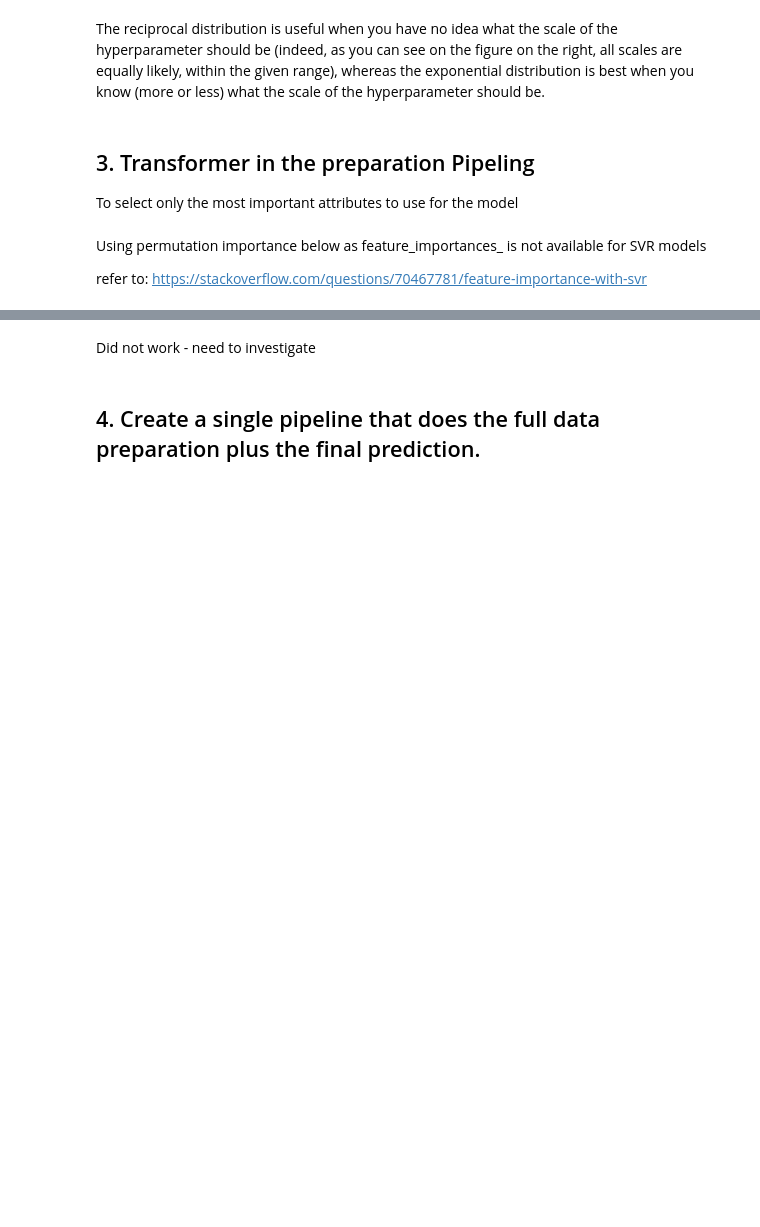
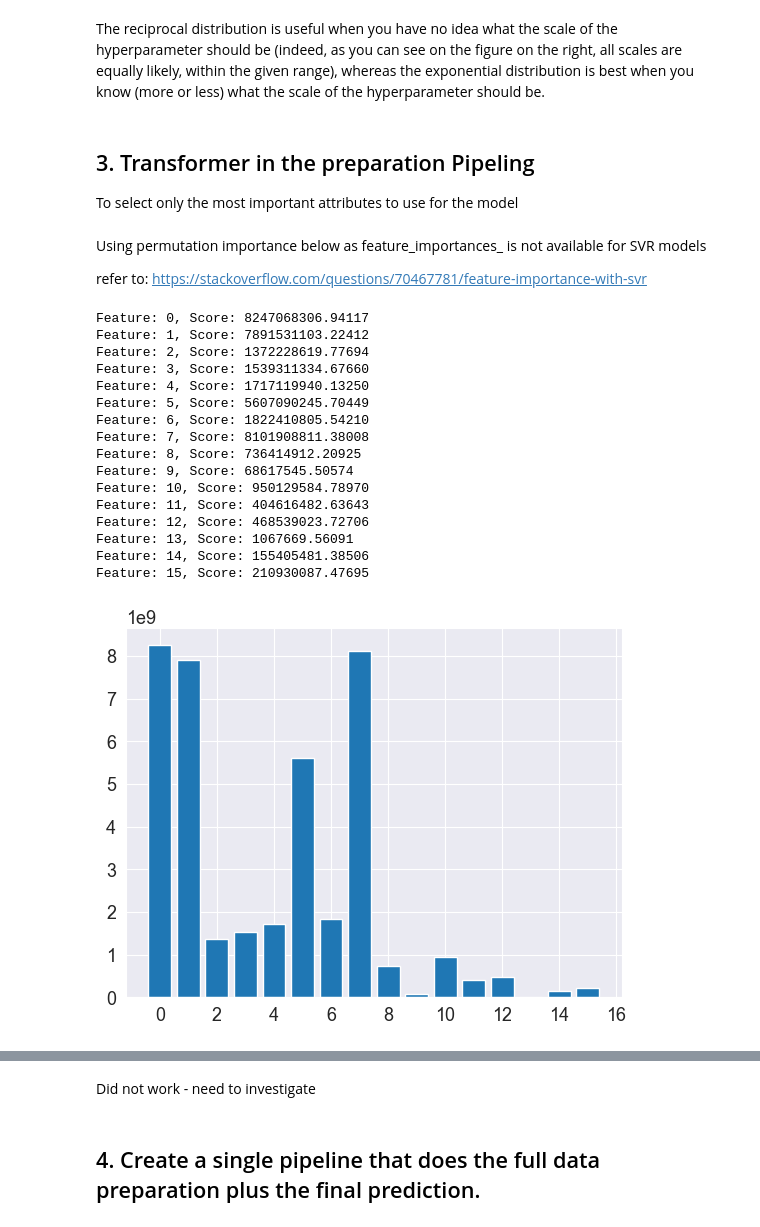
Before and after one commit to niciac/MachineLearning, a Jupyter notebook: hands_on_ml_2/Housing.ipynb, the cells around one changed output, grey strips where cells are left out. Drawn from its saved outputs; the diff is of its cells as text; code cells hidden in the pictures; blank space fills up the shorter version.

```diff
--- a/hands_on_ml_2/Housing.ipynb
+++ b/hands_on_ml_2/Housing.ipynb
@@ -716,17 +1376,35 @@ https://stackoverflow.com/questions/70467781/feature-importance-with-svr
 # %%
 from sklearn.inspection import permutation_importance
 
 importance = permutation_importance(rnd_search.best_estimator_,housing_prepared, housing_labels, scoring='neg_mean_squared_error',n_jobs=6)
 
 feature_importances = importance.importances_mean
 
 # summarize feature importance
-for i,v in enumerate(importance):
+for i,v in enumerate(feature_importances):
     print('Feature: %0d, Score: %.5f' % (i,v))
 
 # plot feature importance
-plt.bar([x for x in range(len(importance))], importance)
+plt.bar([x for x in range(len(feature_importances))], feature_importances)
 plt.show()
+# %% [output]
+Feature: 0, Score: 8247068306.94117
+Feature: 1, Score: 7891531103.22412
+Feature: 2, Score: 1372228619.77694
+Feature: 3, Score: 1539311334.67660
+Feature: 4, Score: 1717119940.13250
+Feature: 5, Score: 5607090245.70449
+Feature: 6, Score: 1822410805.54210
+Feature: 7, Score: 8101908811.38008
+Feature: 8, Score: 736414912.20925
+Feature: 9, Score: 68617545.50574
+Feature: 10, Score: 950129584.78970
+Feature: 11, Score: 404616482.63643
+Feature: 12, Score: 468539023.72706
+Feature: 13, Score: 1067669.56091
+Feature: 14, Score: 155405481.38506
+Feature: 15, Score: 210930087.47695
+[figure, added]
 # %%
 # Let's keep the 5 most improtant features
 k=5
```
Also changed, not shown: parts of 106 cells of this notebook.
